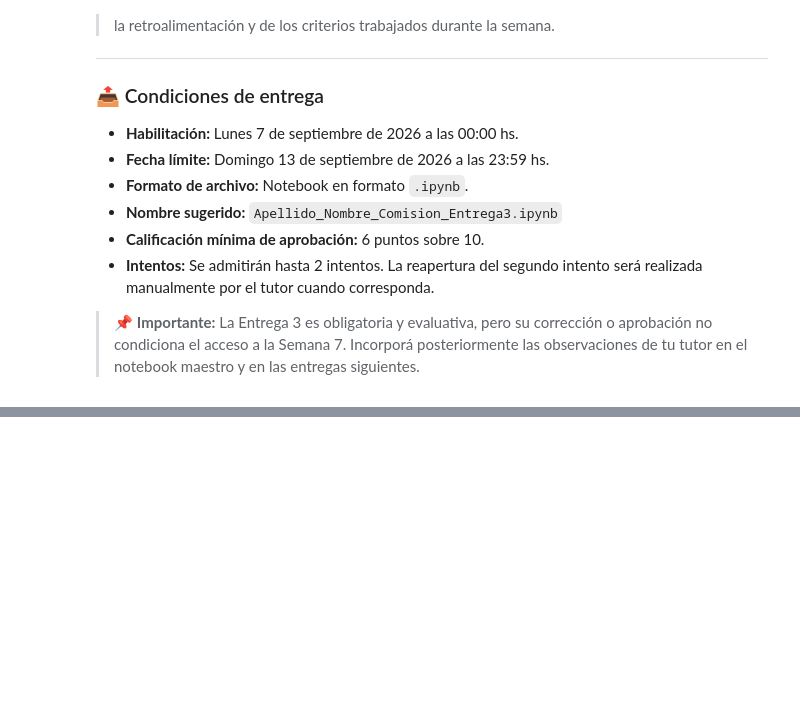
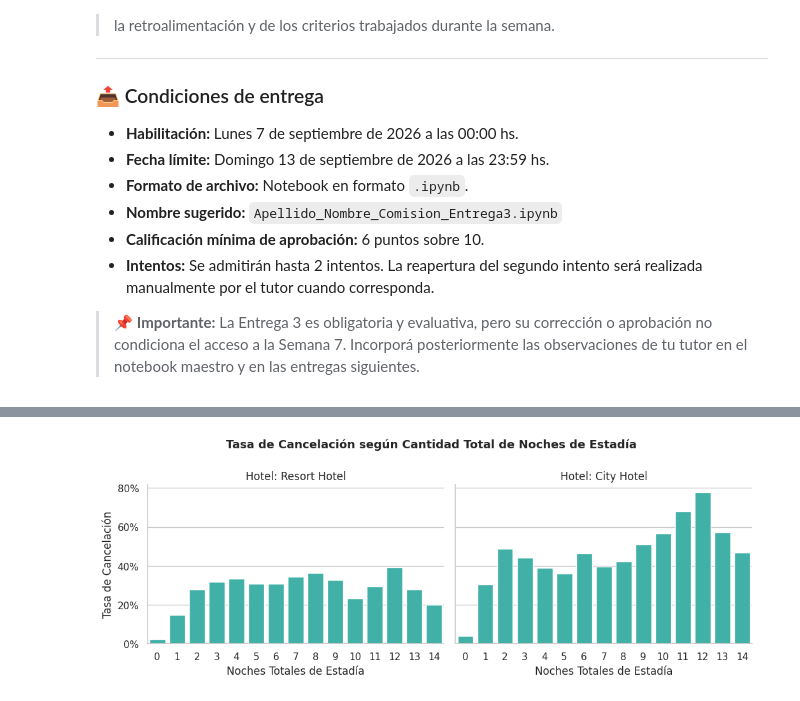
Before and after one commit to manfredialdo/iad-tpi01, a Jupyter notebook: Manfredi_Aldo_Comision10_Entrega3.ipynb, the cells around one changed output, grey strips where cells are left out. Saved outputs shown, nothing was run; the diff lists cells and outputs as text; code cells hidden in the pictures; blank space fills up the shorter version.

```diff
--- a/Manfredi_Aldo_Comision10_Entrega3.ipynb
+++ b/Manfredi_Aldo_Comision10_Entrega3.ipynb
@@ -76,0 +260,37 @@ Finalizá con una síntesis breve en la que identifiques:
+# %%
+import matplotlib.ticker as mtick
+
+# 1. Filtrar estadías de hasta 14 noches para eliminar outliers extremos
+df_estadias = df_prep[df_prep["total_stay_nights"] <= 14].copy()
+
+# 2. Construcción del gráfico de barras facetado por tipo de hotel
+g = sns.catplot(
+    data=df_estadias,
+    x="total_stay_nights",
+    y="is_canceled",
+    col="hotel",
+    kind="bar",
+    color="#2ec4b6",
+    errorbar=None,
+    height=4,
+    aspect=1.3,
+)
+
+# 3. Ajustes estéticos y formato del eje Y a porcentaje
+g.fig.subplots_adjust(top=0.8)
+g.fig.suptitle(
+    "Tasa de Cancelación según Cantidad Total de Noches de Estadía",
+    fontsize=13,
+    fontweight="bold",
+)
+
+g.set_axis_labels("Noches Totales de Estadía", "Tasa de Cancelación")
+g.set_titles(col_template="Hotel: {col_name}")
+
+# Formatear el eje Y como porcentaje (ej. 20%, 40%)
+for ax in g.axes.flat:
+    ax.yaxis.set_major_formatter(mtick.PercentFormatter(1.0))
+
+plt.show()
+# %% [output]
+[figure, added]
```
Also changed, not shown: parts of 12 cells of this notebook.
